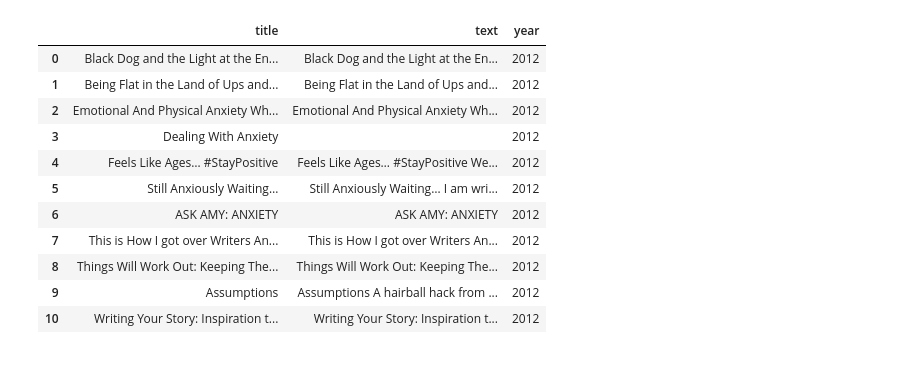
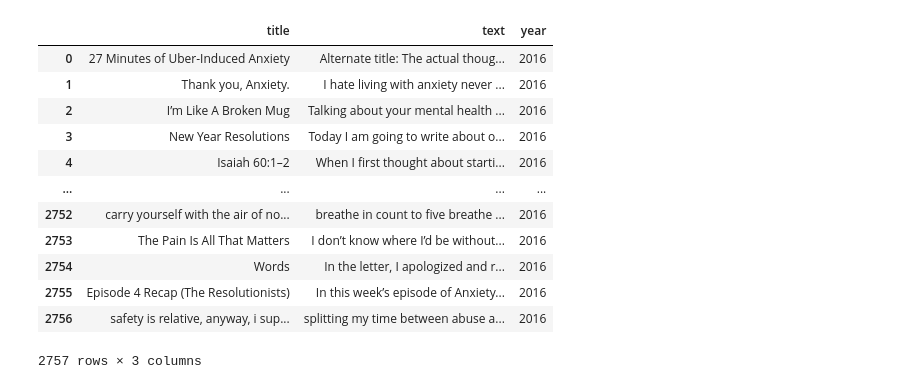
Before and after one commit to MoriZi/Topic_based_Gap_Analysis, a Jupyter notebook: Anxiety/DataCollection/Medium/medium_scraping.ipynb, the cells around one changed output. Cells and saved outputs as stored; diff of their text form; code cells hidden in the pictures.

Commit message:
Collected 2013-2018 medium data

```diff
--- a/Anxiety/DataCollection/Medium/medium_scraping.ipynb
+++ b/Anxiety/DataCollection/Medium/medium_scraping.ipynb
@@ -30,7 +30,7 @@ def convert_day(day, year):
         m += 1
     return (m, d)
 # %%
-year = 2012
+year = 2016
 selected_days = [i for i in range(1, 367 if is_leap(year) else 366)]
 # %%
 img_dir = 'images'
@@ -77,7 +77,7 @@ else:
             title = article.find("h3", class_="graf--title")
             if title is None:
                 continue
-            title = BeautifulSoup(title.contents[0])
+            #title = BeautifulSoup(title.contents[0])
             only_title = title.get_text()
             article_id += 1
             article_url = article.find_all("a")[3]['href'].split('?')[0]
@@ -183,18 +180,19 @@ medium_df
 # %%
 medium_df = medium_df.drop(medium_df.columns[[0, 1, 3]], axis=1)
 # %%
-medium_df['year'] = 2012
+medium_df['year'] = year
 medium_df
 # %% [output]
 |  | title | text | year |
-| 0 | Black Dog and the Light at the En... | Black Dog and the Light at the En... | 2012 |
-| 1 | Being Flat in the Land of Ups and... | Being Flat in the Land of Ups and... | 2012 |
-| 2 | Emotional And Physical Anxiety Wh... | Emotional And Physical Anxiety Wh... | 2012 |
-| 3 | Dealing With Anxiety |  | 2012 |
-| 4 | Feels Like Ages… #StayPositive | Feels Like Ages… #StayPositive We... | 2012 |
-| 5 | Still Anxiously Waiting… | Still Anxiously Waiting… I am wri... | 2012 |
-| 6 | ASK AMY: ANXIETY | ASK AMY: ANXIETY | 2012 |
-| 7 | This is How I got over Writers An... | This is How I got over Writers An... | 2012 |
-| 8 | Things Will Work Out: Keeping The... | Things Will Work Out: Keeping The... | 2012 |
-| 9 | Assumptions | Assumptions A hairball hack from ... | 2012 |
-| 10 | Writing Your Story: Inspiration t... | Writing Your Story: Inspiration t... | 2012 |
+| 0 | 27 Minutes of Uber-Induced Anxiety | Alternate title: The actual thoug... | 2016 |
+| 1 | Thank you, Anxiety. | I hate living with anxiety never ... | 2016 |
+| 2 | I’m Like A Broken Mug | Talking about your mental health ... | 2016 |
+| 3 | New Year Resolutions | Today I am going to write about o... | 2016 |
+| 4 | Isaiah 60:1–2 | When I first thought about starti... | 2016 |
+| ... | ... | ... | ... |
+| 2752 | carry yourself with the air of no... | breathe in count to five breathe ... | 2016 |
+| 2753 | The Pain Is All That Matters | I don’t know where I’d be without... | 2016 |
+| 2754 | Words | In the letter, I apologized and r... | 2016 |
+| 2755 | Episode 4 Recap (The Resolutionists) | In this week’s episode of Anxiety... | 2016 |
+| 2756 | safety is relative, anyway, i sup... | splitting my time between abuse a... | 2016 |
+2757 rows × 3 columns
```
Also changed, not shown: parts of 8 cells of this notebook, 6 other files.
